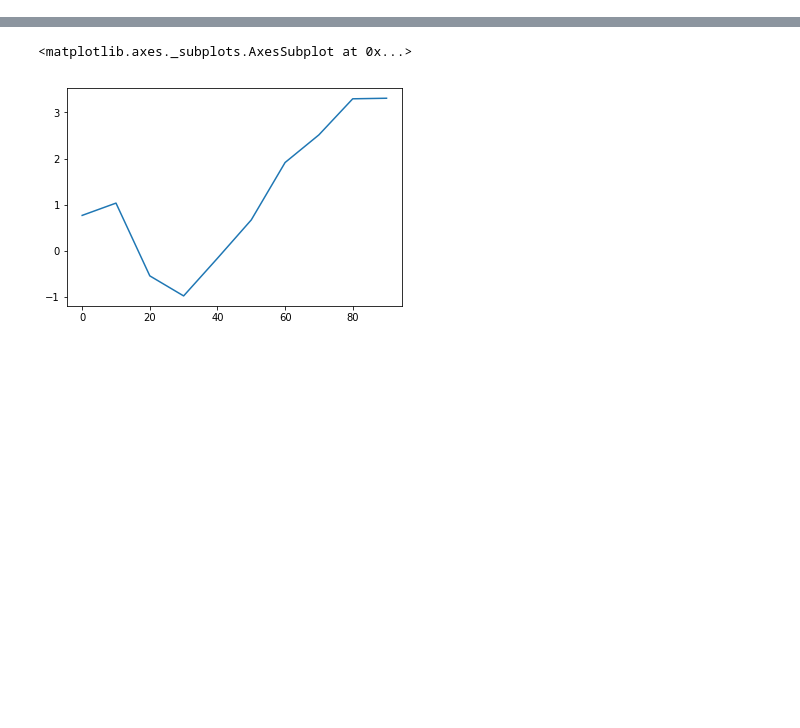
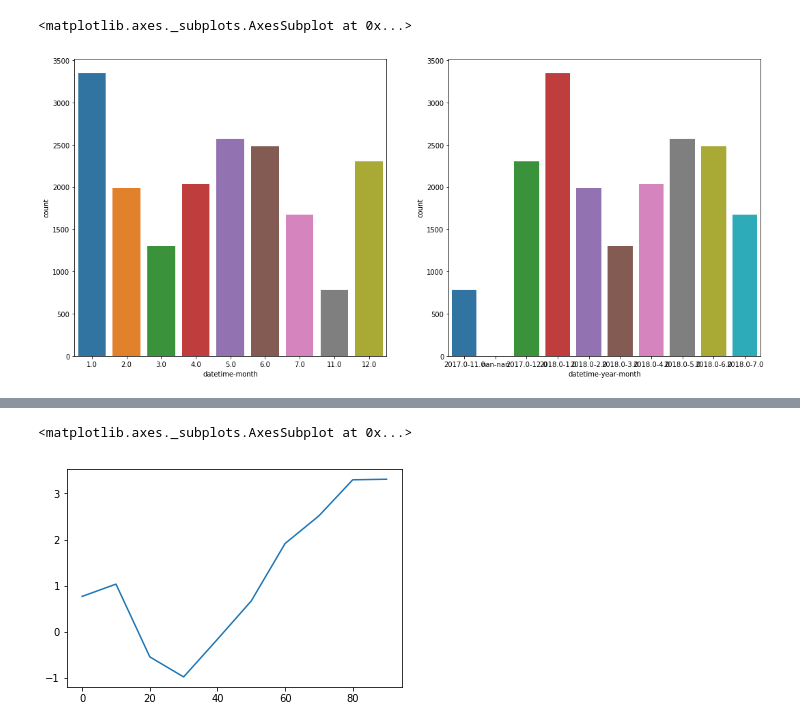
Before and after one commit to potolog/saju, a Jupyter notebook: saju_log.ipynb, the cells around one changed output, grey strips where cells are left out. Saved outputs shown, nothing was run; the diff lists cells and outputs as text; code cells hidden in the pictures; blank space fills up the shorter version.

```diff
--- a/saju_log.ipynb
+++ b/saju_log.ipynb
@@ -41,0 +76,9 @@ import matplotlib.pyplot as plt
+# %%
+figure, (ax1, ax2) = plt.subplots(nrows=1, ncols=2)
+figure.set_size_inches(18, 8)
+
+sns.countplot(data=saju, x='datetime-month', ax=ax1)
+sns.countplot(data=saju, x='datetime-year-month', ax=ax2)
+# %% [output]
+<matplotlib.axes._subplots.AxesSubplot at 0x...>
+[figure, added]
```
Also changed, not shown: parts of 15 cells of this notebook.
